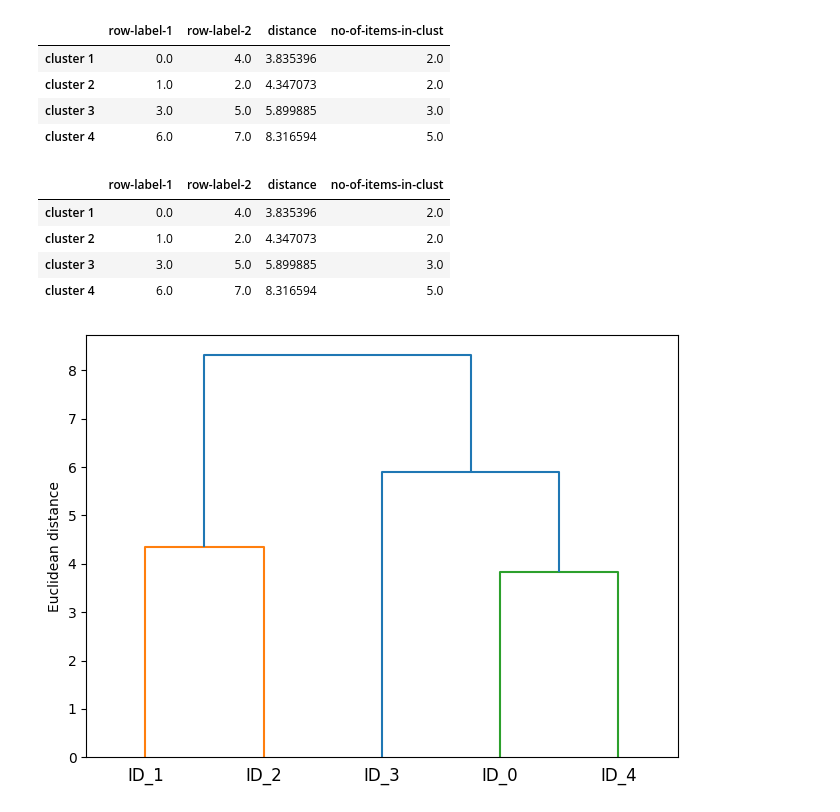
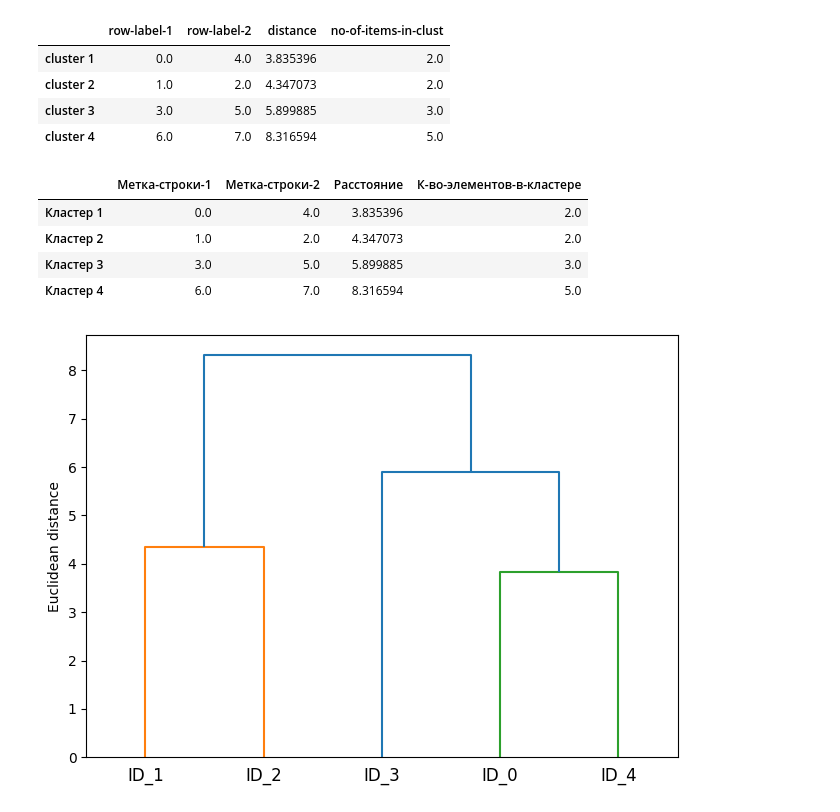
Before and after one commit to MinyaevAndrey/python-machine-learning-book-3rd-edition, a Jupyter notebook: ch11/ch11.ipynb, the cells around one changed output. Drawn from its saved outputs; the diff is of its cells as text; code cells hidden in the pictures.

```diff
--- a/ch11/ch11.ipynb
+++ b/ch11/ch11.ipynb
@@ -380,19 +374,24 @@ pd.DataFrame(row_clusters,
 | cluster 3 | 3.0 | 5.0 | 5.899885 | 3.0 |
 | cluster 4 | 6.0 | 7.0 | 8.316594 | 5.0 |
 # %%
-# 3. correct approach: Input matrix
+# # 3. correct approach: Input matrix
 
-row_clusters = linkage(df.values, method='complete', metric='euclidean')
-pd.DataFrame(row_clusters,
-             columns=['row-label-1', 'row-label-2', 'distance', 'no-of-items-in-clust'],
-             index=['cluster %d' % (i + 1)
-                    for i in range(row_clusters.shape[0])])
+# row_clusters = linkage(df.values, method='complete', metric='euclidean')
+# pd.DataFrame(row_clusters,
+#              columns=['row-label-1', 'row-label-2', 'distance', 'no-of-items-in-clust'],
+#              index=['cluster %d' % (i + 1)
+#                     for i in range(row_clusters.shape[0])])
-# %% [output]
-|  | row-label-1 | row-label-2 | distance | no-of-items-in-clust |
-| cluster 1 | 0.0 | 4.0 | 3.835396 | 2.0 |
-| cluster 2 | 1.0 | 2.0 | 4.347073 | 2.0 |
-| cluster 3 | 3.0 | 5.0 | 5.899885 | 3.0 |
-| cluster 4 | 6.0 | 7.0 | 8.316594 | 5.0 |
+# %%
+pd.DataFrame(row_clusters,
+             columns= ['Метка-строки-1','Метка-строки-2','Расстояние','К-во-элементов-в-кластере'],
+             index=[ 'Кластер %d' % (i+1) for i in range (row_clusters. shape [0])]
+)
+# %% [output]
+|  | Метка-строки-1 | Метка-строки-2 | Расстояние | К-во-элементов-в-кластере |
+| Кластер 1 | 0.0 | 4.0 | 3.835396 | 2.0 |
+| Кластер 2 | 1.0 | 2.0 | 4.347073 | 2.0 |
+| Кластер 3 | 3.0 | 5.0 | 5.899885 | 3.0 |
+| Кластер 4 | 6.0 | 7.0 | 8.316594 | 5.0 |
 # %%
 from scipy.cluster.hierarchy import dendrogram
 
```
Also changed, not shown: parts of 8 cells of this notebook.
